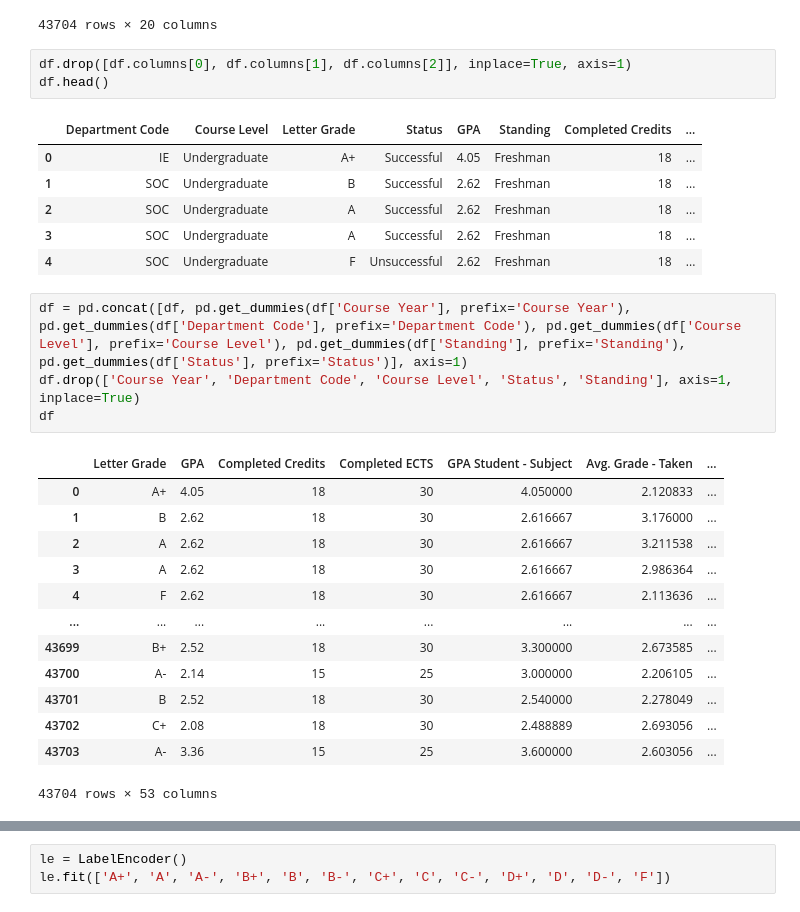
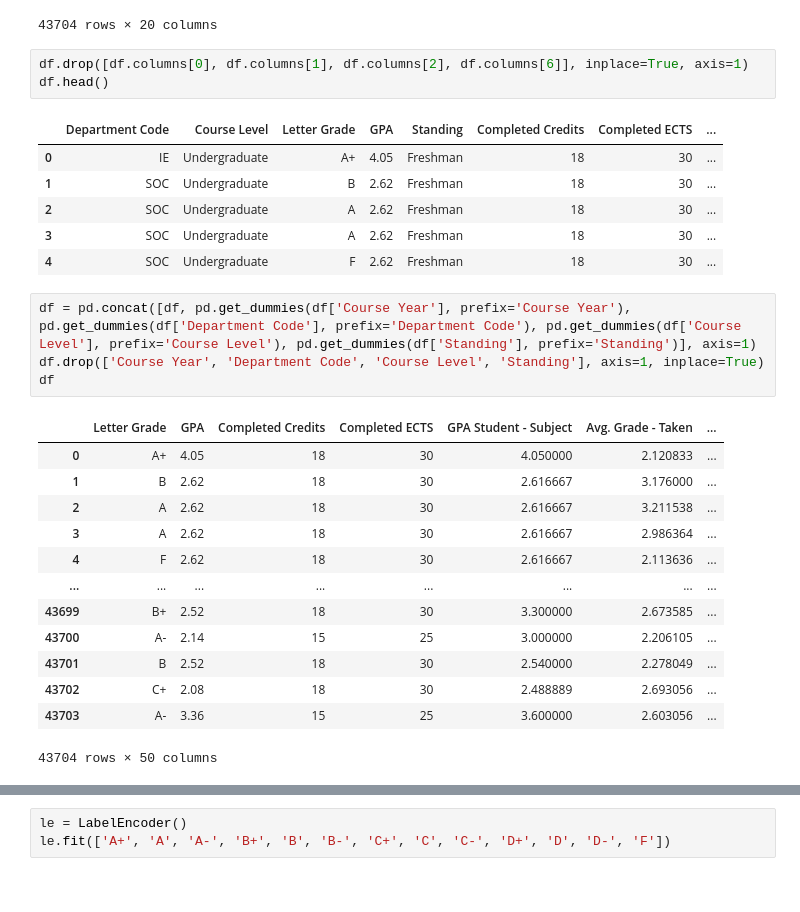
Before and after one commit to ali0jn/Smart-Advisor, a Jupyter notebook: data_mining/Ensemble Models/Hyperparameter Tuning.ipynb, the cells around one changed output, grey strips where cells are left out. Saved outputs shown, nothing was run; the diff lists cells and outputs as text.

```diff
--- a/data_mining/Ensemble Models/Hyperparameter Tuning.ipynb
+++ b/data_mining/Ensemble Models/Hyperparameter Tuning.ipynb
@@ -47,18 +47,18 @@ df
 | 43703 | UNI 202 | Formations of Modern Turkey II | 1608 | PSY | Undergraduate | A- | Successful | ... |
 43704 rows × 20 columns
 # %%
-df.drop([df.columns[0], df.columns[1], df.columns[2]], inplace=True, axis=1)
+df.drop([df.columns[0], df.columns[1], df.columns[2], df.columns[6]], inplace=True, axis=1)
 df.head()
 # %% [output]
-|  | Department Code | Course Level | Letter Grade | Status | GPA | Standing | Completed Credits | ... |
-| 0 | IE | Undergraduate | A+ | Successful | 4.05 | Freshman | 18 | ... |
-| 1 | SOC | Undergraduate | B | Successful | 2.62 | Freshman | 18 | ... |
-| 2 | SOC | Undergraduate | A | Successful | 2.62 | Freshman | 18 | ... |
-| 3 | SOC | Undergraduate | A | Successful | 2.62 | Freshman | 18 | ... |
-| 4 | SOC | Undergraduate | F | Unsuccessful | 2.62 | Freshman | 18 | ... |
+|  | Department Code | Course Level | Letter Grade | GPA | Standing | Completed Credits | Completed ECTS | ... |
+| 0 | IE | Undergraduate | A+ | 4.05 | Freshman | 18 | 30 | ... |
+| 1 | SOC | Undergraduate | B | 2.62 | Freshman | 18 | 30 | ... |
+| 2 | SOC | Undergraduate | A | 2.62 | Freshman | 18 | 30 | ... |
+| 3 | SOC | Undergraduate | A | 2.62 | Freshman | 18 | 30 | ... |
+| 4 | SOC | Undergraduate | F | 2.62 | Freshman | 18 | 30 | ... |
 # %%
-df = pd.concat([df, pd.get_dummies(df['Course Year'], prefix='Course Year'), pd.get_dummies(df['Department Code'], prefix='Department Code'), pd.get_dummies(df['Course Level'], prefix='Course Level'), pd.get_dummies(df['Standing'], prefix='Standing'), pd.get_dummies(df['Status'], prefix='Status')], axis=1)
-df.drop(['Course Year', 'Department Code', 'Course Level', 'Status', 'Standing'], axis=1, inplace=True)
+df = pd.concat([df, pd.get_dummies(df['Course Year'], prefix='Course Year'), pd.get_dummies(df['Department Code'], prefix='Department Code'), pd.get_dummies(df['Course Level'], prefix='Course Level'), pd.get_dummies(df['Standing'], prefix='Standing')], axis=1)
+df.drop(['Course Year', 'Department Code', 'Course Level', 'Standing'], axis=1, inplace=True)
 df
 # %% [output]
 |  | Letter Grade | GPA | Completed Credits | Completed ECTS | GPA Student - Subject | Avg. Grade - Taken | ... |
@@ -73,7 +73,7 @@ df
 | 43701 | B | 2.52 | 18 | 30 | 2.540000 | 2.278049 | ... |
 | 43702 | C+ | 2.08 | 18 | 30 | 2.488889 | 2.693056 | ... |
 | 43703 | A- | 3.36 | 15 | 25 | 3.600000 | 2.603056 | ... |
-43704 rows × 53 columns
+43704 rows × 50 columns
 # %%
 columns = df.columns
 columns
```
Also changed, not shown: parts of 1 cell of this notebook, 11 other files.
